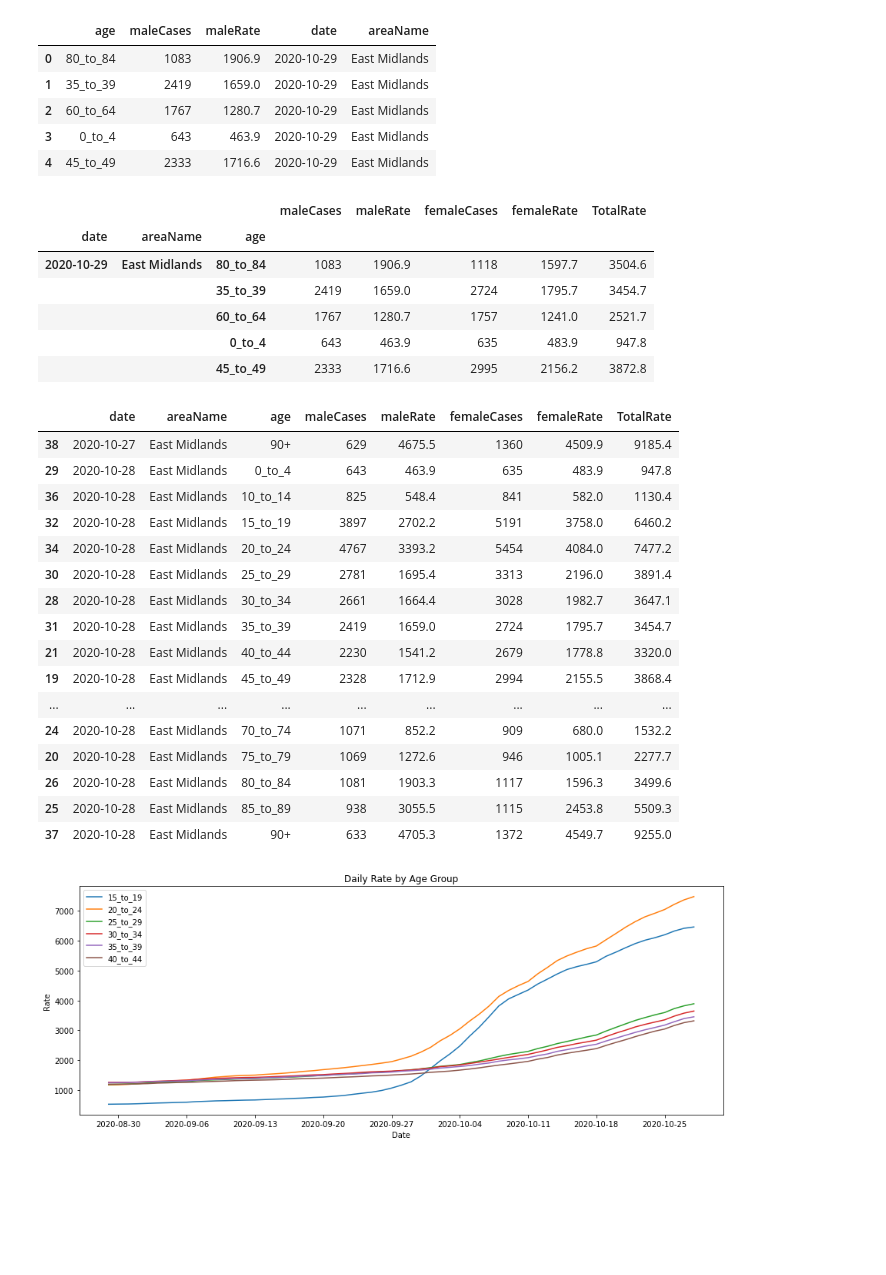
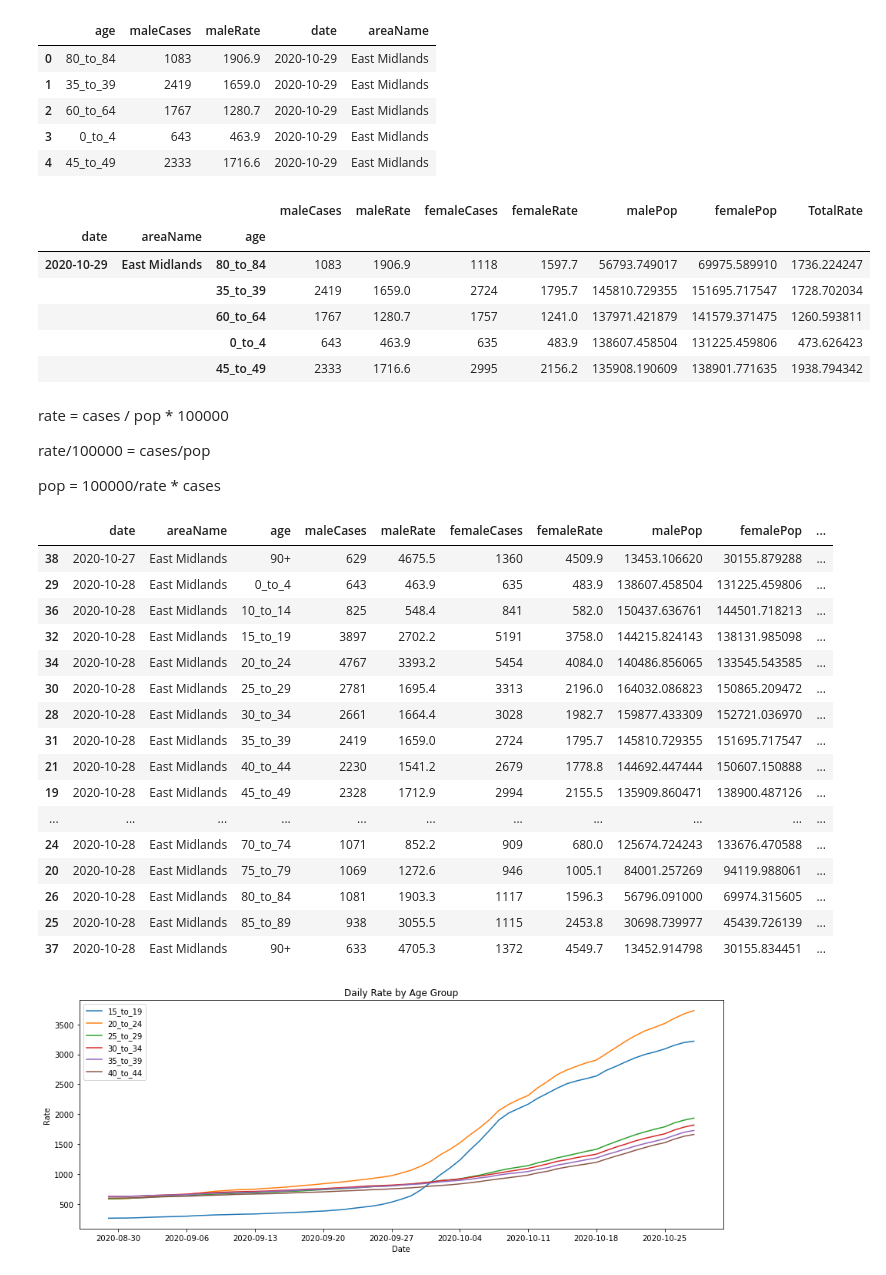
Before and after one commit to bcdobbs/Covid19, a Jupyter notebook: DataByAge.ipynb, the cells around one changed output. Saved outputs shown, nothing was run; the diff lists cells and outputs as text; code cells hidden in the pictures; blank space fills up the shorter version.

Commit message:
Am idiot... rate is not additive.

```diff
--- a/DataByAge.ipynb
+++ b/DataByAge.ipynb
@@ -45,17 +45,26 @@ df_male = df_male.set_index(["date", "areaName", "age"])
 df_female = df_female.set_index(["date", "areaName", "age"])
 # %%
 df = pd.concat([df_male, df_female], axis=1, join='inner')
-# %%
-df["TotalRate"] = df["maleRate"]+df["femaleRate"]
-df.head()
-# %% [output]
-|  |  |  | maleCases | maleRate | femaleCases | femaleRate | TotalRate |
-| date | areaName | age |  |  |  |  |  |
-| 2020-10-29 | East Midlands | 80_to_84 | 1083 | 1906.9 | 1118 | 1597.7 | 3504.6 |
-|  |  | 35_to_39 | 2419 | 1659.0 | 2724 | 1795.7 | 3454.7 |
-|  |  | 60_to_64 | 1767 | 1280.7 | 1757 | 1241.0 | 2521.7 |
-|  |  | 0_to_4 | 643 | 463.9 | 635 | 483.9 | 947.8 |
-|  |  | 45_to_49 | 2333 | 1716.6 | 2995 | 2156.2 | 3872.8 |
+# %%
+df["malePop"] = (100000 / df["maleRate"]) * df["maleCases"]
+df["femalePop"] = (100000 / df["femaleRate"]) * df["femaleCases"]
+
+df["TotalRate"] = (df["maleCases"]+df["femaleCases"])/(df["malePop"]+df["femalePop"])*100000
+df.head()
+# %% [output]
+|  |  |  | maleCases | maleRate | femaleCases | femaleRate | malePop | femalePop | TotalRate |
+| date | areaName | age |  |  |  |  |  |  |  |
+| 2020-10-29 | East Midlands | 80_to_84 | 1083 | 1906.9 | 1118 | 1597.7 | 56793.749017 | 69975.589910 | 1736.224247 |
+|  |  | 35_to_39 | 2419 | 1659.0 | 2724 | 1795.7 | 145810.729355 | 151695.717547 | 1728.702034 |
+|  |  | 60_to_64 | 1767 | 1280.7 | 1757 | 1241.0 | 137971.421879 | 141579.371475 | 1260.593811 |
+|  |  | 0_to_4 | 643 | 463.9 | 635 | 483.9 | 138607.458504 | 131225.459806 | 473.626423 |
+|  |  | 45_to_49 | 2333 | 1716.6 | 2995 | 2156.2 | 135908.190609 | 138901.771635 | 1938.794342 |
+# %% [markdown]
+rate = cases / pop * 100000
+
+rate/100000 = cases/pop
+
+pop = 100000/rate * cases
 # %%
 # Dataframe was combined using a key made of date, areaName and age,  we now want to reset the index so those columns are available.
 df = df.reset_index()
@@ -83,23 +92,23 @@ df = df.sort_values(by=["date", "age"])
 
 df.tail(20)
 # %% [output]
-|  | date | areaName | age | maleCases | maleRate | femaleCases | femaleRate | TotalRate |
-| 38 | 2020-10-27 | East Midlands | 90+ | 629 | 4675.5 | 1360 | 4509.9 | 9185.4 |
-| 29 | 2020-10-28 | East Midlands | 0_to_4 | 643 | 463.9 | 635 | 483.9 | 947.8 |
-| 36 | 2020-10-28 | East Midlands | 10_to_14 | 825 | 548.4 | 841 | 582.0 | 1130.4 |
-| 32 | 2020-10-28 | East Midlands | 15_to_19 | 3897 | 2702.2 | 5191 | 3758.0 | 6460.2 |
-| 34 | 2020-10-28 | East Midlands | 20_to_24 | 4767 | 3393.2 | 5454 | 4084.0 | 7477.2 |
-| 30 | 2020-10-28 | East Midlands | 25_to_29 | 2781 | 1695.4 | 3313 | 2196.0 | 3891.4 |
-| 28 | 2020-10-28 | East Midlands | 30_to_34 | 2661 | 1664.4 | 3028 | 1982.7 | 3647.1 |
-| 31 | 2020-10-28 | East Midlands | 35_to_39 | 2419 | 1659.0 | 2724 | 1795.7 | 3454.7 |
-| 21 | 2020-10-28 | East Midlands | 40_to_44 | 2230 | 1541.2 | 2679 | 1778.8 | 3320.0 |
-| 19 | 2020-10-28 | East Midlands | 45_to_49 | 2328 | 1712.9 | 2994 | 2155.5 | 3868.4 |
-| ... | ... | ... | ... | ... | ... | ... | ... | ... |
-| 24 | 2020-10-28 | East Midlands | 70_to_74 | 1071 | 852.2 | 909 | 680.0 | 1532.2 |
-| 20 | 2020-10-28 | East Midlands | 75_to_79 | 1069 | 1272.6 | 946 | 1005.1 | 2277.7 |
-| 26 | 2020-10-28 | East Midlands | 80_to_84 | 1081 | 1903.3 | 1117 | 1596.3 | 3499.6 |
-| 25 | 2020-10-28 | East Midlands | 85_to_89 | 938 | 3055.5 | 1115 | 2453.8 | 5509.3 |
-| 37 | 2020-10-28 | East Midlands | 90+ | 633 | 4705.3 | 1372 | 4549.7 | 9255.0 |
+|  | date | areaName | age | maleCases | maleRate | femaleCases | femaleRate | malePop | femalePop | ... |
+| 38 | 2020-10-27 | East Midlands | 90+ | 629 | 4675.5 | 1360 | 4509.9 | 13453.106620 | 30155.879288 | ... |
+| 29 | 2020-10-28 | East Midlands | 0_to_4 | 643 | 463.9 | 635 | 483.9 | 138607.458504 | 131225.459806 | ... |
+| 36 | 2020-10-28 | East Midlands | 10_to_14 | 825 | 548.4 | 841 | 582.0 | 150437.636761 | 144501.718213 | ... |
+| 32 | 2020-10-28 | East Midlands | 15_to_19 | 3897 | 2702.2 | 5191 | 3758.0 | 144215.824143 | 138131.985098 | ... |
+| 34 | 2020-10-28 | East Midlands | 20_to_24 | 4767 | 3393.2 | 5454 | 4084.0 | 140486.856065 | 133545.543585 | ... |
+| 30 | 2020-10-28 | East Midlands | 25_to_29 | 2781 | 1695.4 | 3313 | 2196.0 | 164032.086823 | 150865.209472 | ... |
+| 28 | 2020-10-28 | East Midlands | 30_to_34 | 2661 | 1664.4 | 3028 | 1982.7 | 159877.433309 | 152721.036970 | ... |
+| 31 | 2020-10-28 | East Midlands | 35_to_39 | 2419 | 1659.0 | 2724 | 1795.7 | 145810.729355 | 151695.717547 | ... |
+| 21 | 2020-10-28 | East Midlands | 40_to_44 | 2230 | 1541.2 | 2679 | 1778.8 | 144692.447444 | 150607.150888 | ... |
+| 19 | 2020-10-28 | East Midlands | 45_to_49 | 2328 | 1712.9 | 2994 | 2155.5 | 135909.860471 | 138900.487126 | ... |
+| ... | ... | ... | ... | ... | ... | ... | ... | ... | ... | ... |
+| 24 | 2020-10-28 | East Midlands | 70_to_74 | 1071 | 852.2 | 909 | 680.0 | 125674.724243 | 133676.470588 | ... |
+| 20 | 2020-10-28 | East Midlands | 75_to_79 | 1069 | 1272.6 | 946 | 1005.1 | 84001.257269 | 94119.988061 | ... |
+| 26 | 2020-10-28 | East Midlands | 80_to_84 | 1081 | 1903.3 | 1117 | 1596.3 | 56796.091000 | 69974.315605 | ... |
+| 25 | 2020-10-28 | East Midlands | 85_to_89 | 938 | 3055.5 | 1115 | 2453.8 | 30698.739977 | 45439.726139 | ... |
+| 37 | 2020-10-28 | East Midlands | 90+ | 633 | 4705.3 | 1372 | 4549.7 | 13452.914798 | 30155.834451 | ... |
 # %%
 df["ageType"] = df["age"].str.find("_")
 
```
